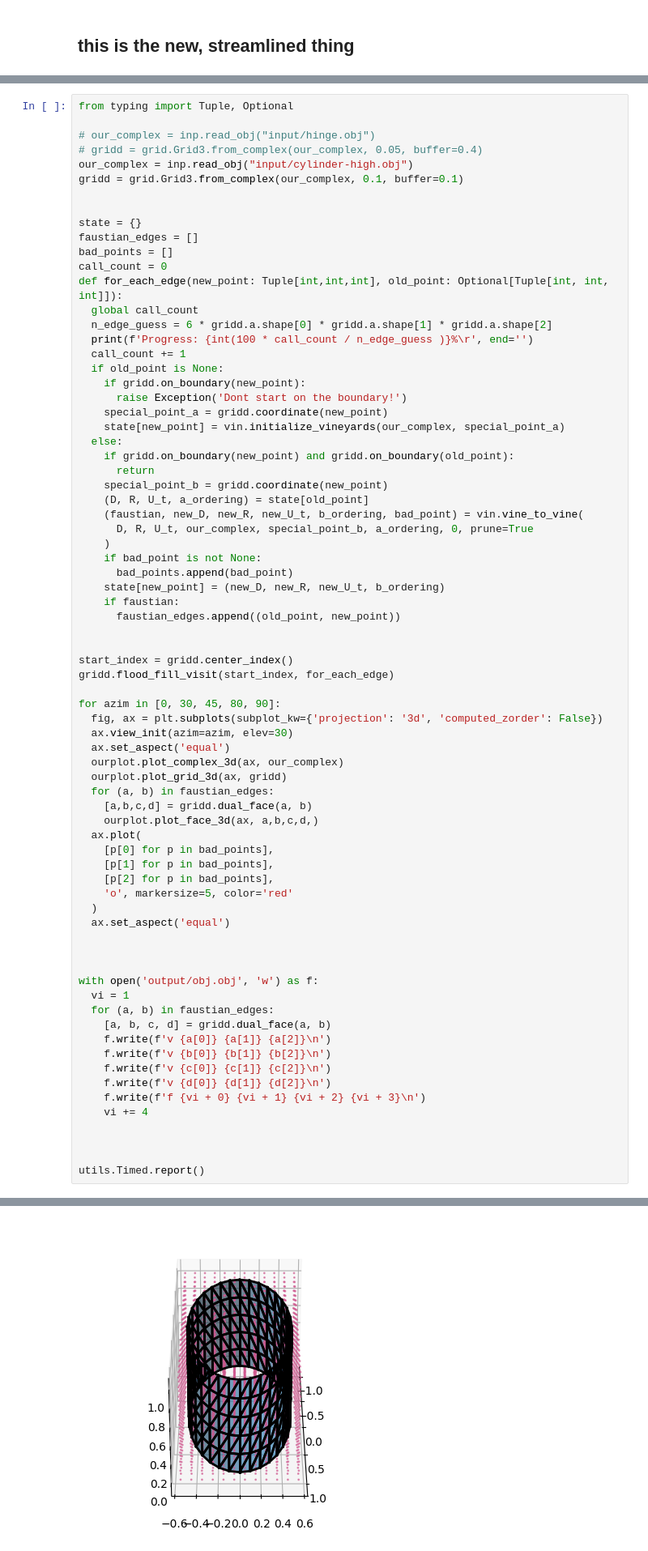
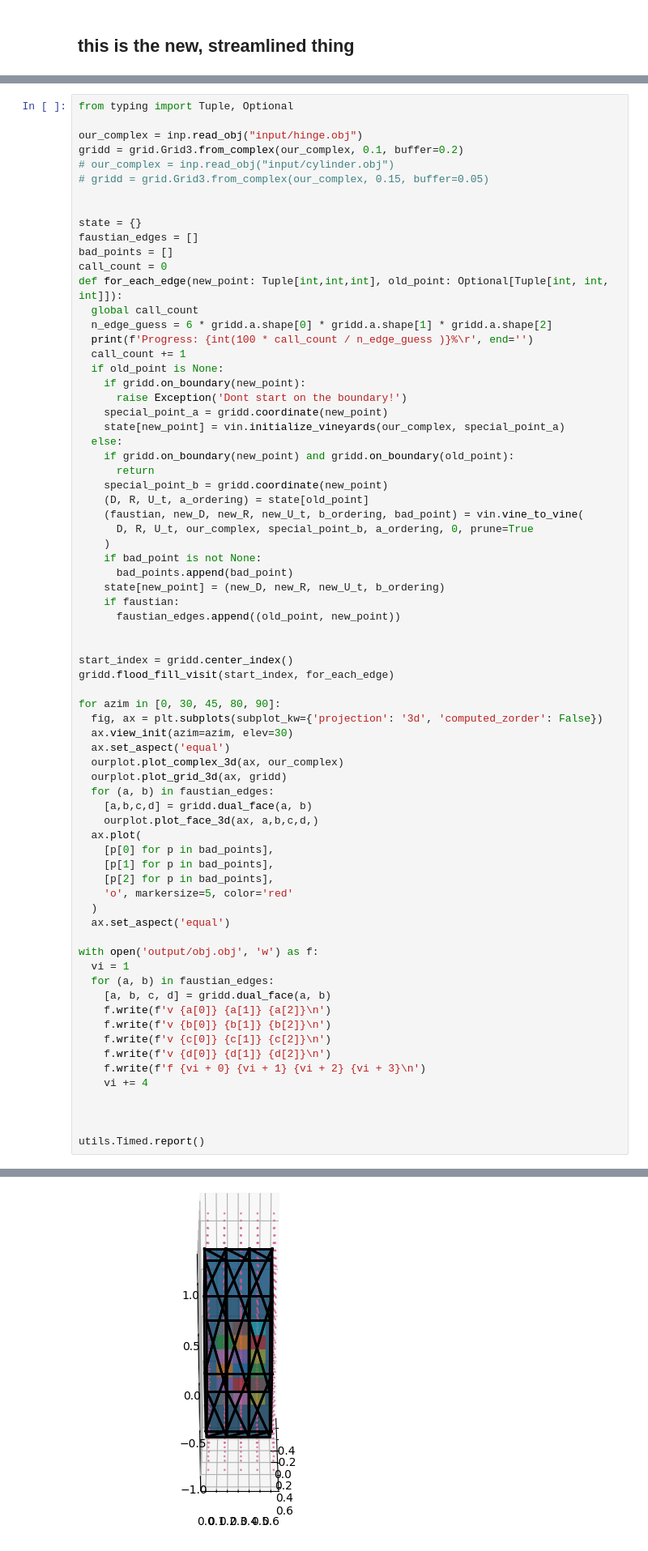
Before and after one commit to medial-ax/medial-ax, a Jupyter notebook: makethings.ipynb, the cells around one changed output, grey strips where cells are left out. Shown at 81% size. Saved outputs shown, nothing was run; the diff lists cells and outputs as text.

```diff
--- a/makethings.ipynb
+++ b/makethings.ipynb
@@ -71,10 +71,10 @@ ourplot.plot_orders_with_bubbles(o, o2)
 # %%
 from typing import Tuple, Optional
 
-# our_complex = inp.read_obj("input/hinge.obj")
-# gridd = grid.Grid3.from_complex(our_complex, 0.05, buffer=0.4)
-our_complex = inp.read_obj("input/cylinder-high.obj")
-gridd = grid.Grid3.from_complex(our_complex, 0.1, buffer=0.1)
+our_complex = inp.read_obj("input/hinge.obj")
+gridd = grid.Grid3.from_complex(our_complex, 0.1, buffer=0.2)
+# our_complex = inp.read_obj("input/cylinder.obj")
+# gridd = grid.Grid3.from_complex(our_complex, 0.15, buffer=0.05)
 
 
 state = {}
@@ -126,8 +126,6 @@ for azim in [0, 30, 45, 80, 90]:
   )
   ax.set_aspect('equal')
 
-
-
 with open('output/obj.obj', 'w') as f:
   vi = 1
   for (a, b) in faustian_edges:
@@ -154,2 +152,2 @@ utils.Timed.report()
 |==============================
-[figure, old version]
+[figure, new version]
```
Also changed, not shown: parts of 2 cells of this notebook.
